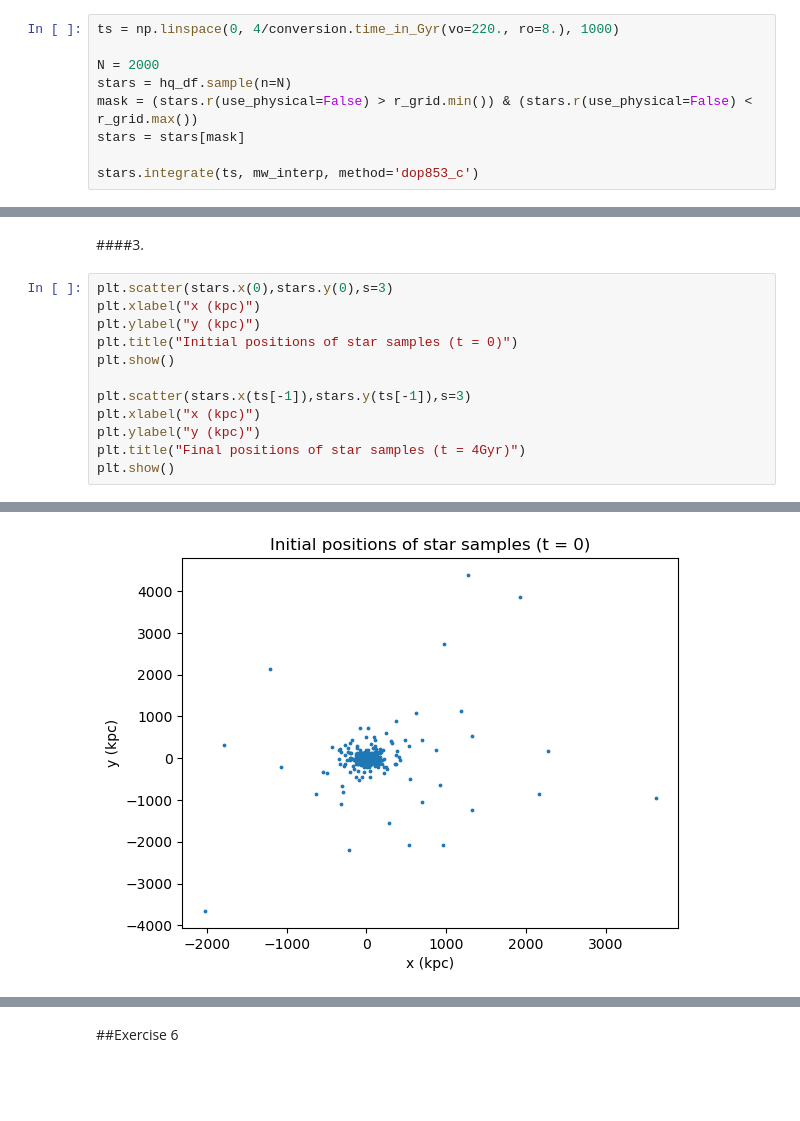
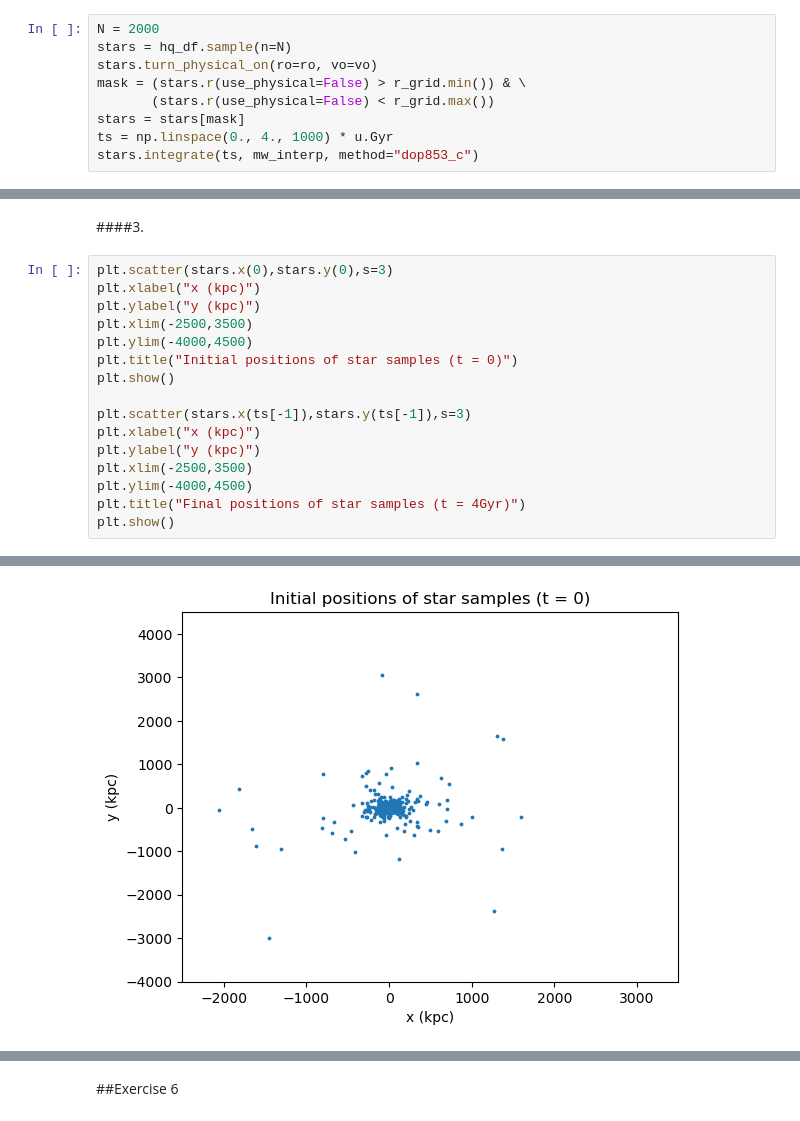
Before and after one commit to mylana-vn/onboarding-exercises, a Jupyter notebook: onboarding_exercises.ipynb, the cells around one changed output, grey strips where cells are left out. Cells and saved outputs as stored; diff of their text form; blank space fills up the shorter version.

```diff
--- a/onboarding_exercises.ipynb
+++ b/onboarding_exercises.ipynb
@@ -585,14 +588,14 @@ The positive beta value increased the velocity dispersion profile, which signifi
 # %% [markdown]
 ####1.
 # %%
-ts = np.linspace(0, 4/conversion.time_in_Gyr(vo=220., ro=8.), 1000)
-
 N = 2000
 stars = hq_df.sample(n=N)
-mask = (stars.r(use_physical=False) > r_grid.min()) & (stars.r(use_physical=False) < r_grid.max())
+stars.turn_physical_on(ro=ro, vo=vo)
+mask = (stars.r(use_physical=False) > r_grid.min()) & \
+       (stars.r(use_physical=False) < r_grid.max())
 stars = stars[mask]
-
-stars.integrate(ts, mw_interp, method='dop853_c')
+ts = np.linspace(0., 4., 1000) * u.Gyr
+stars.integrate(ts, mw_interp, method="dop853_c")
 # %% [markdown]
 ####2.
 # %%
@@ -623,12 +626,16 @@ Using all available cores was 3.259 times faster than using one thread.
 plt.scatter(stars.x(0),stars.y(0),s=3)
 plt.xlabel("x (kpc)")
 plt.ylabel("y (kpc)")
+plt.xlim(-2500,3500)
+plt.ylim(-4000,4500)
 plt.title("Initial positions of star samples (t = 0)")
 plt.show()
 
 plt.scatter(stars.x(ts[-1]),stars.y(ts[-1]),s=3)
 plt.xlabel("x (kpc)")
 plt.ylabel("y (kpc)")
+plt.xlim(-2500,3500)
+plt.ylim(-4000,4500)
 plt.title("Final positions of star samples (t = 4Gyr)")
 plt.show()
 # %% [output]
@@ -635 +643 @@ plt.show()
-[figure, old version]
+[figure, new version]
```
Also changed, not shown: parts of 14 cells of this notebook.
